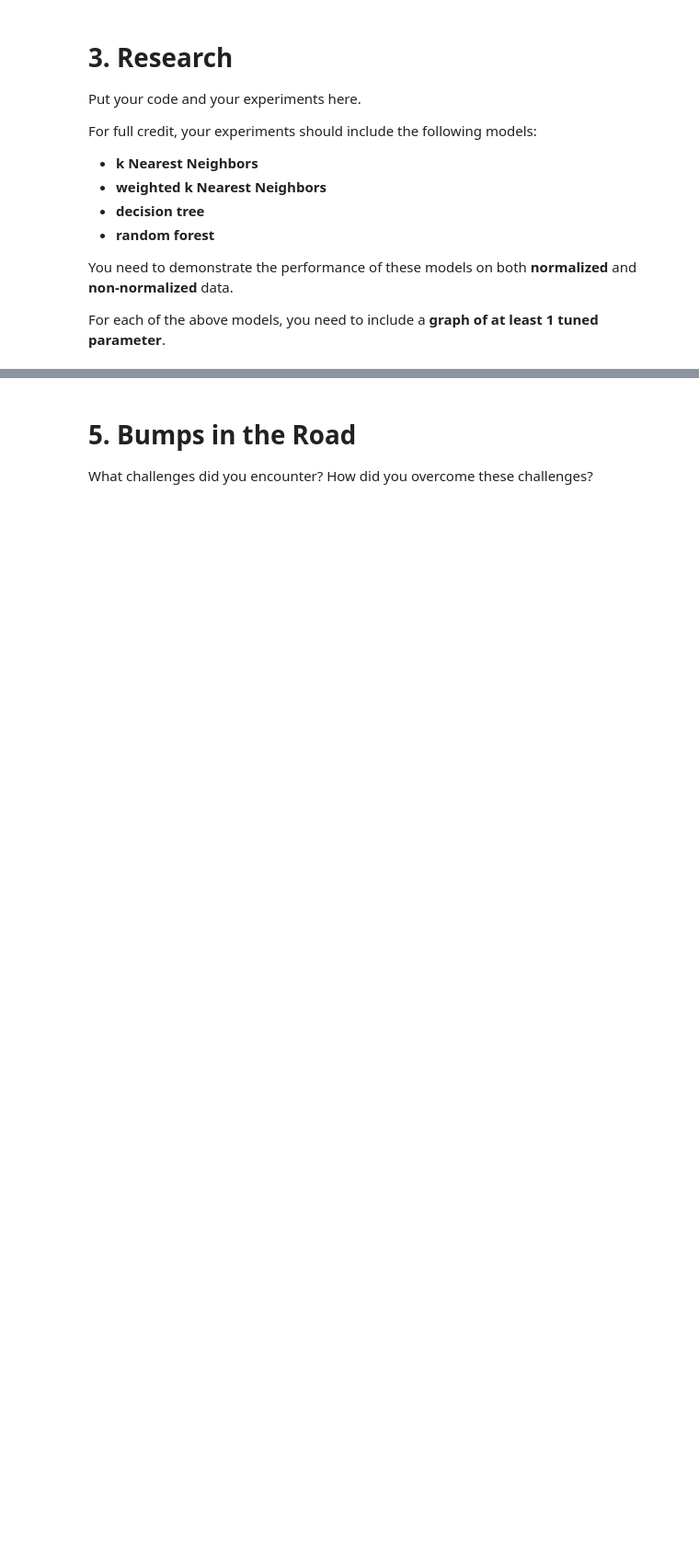
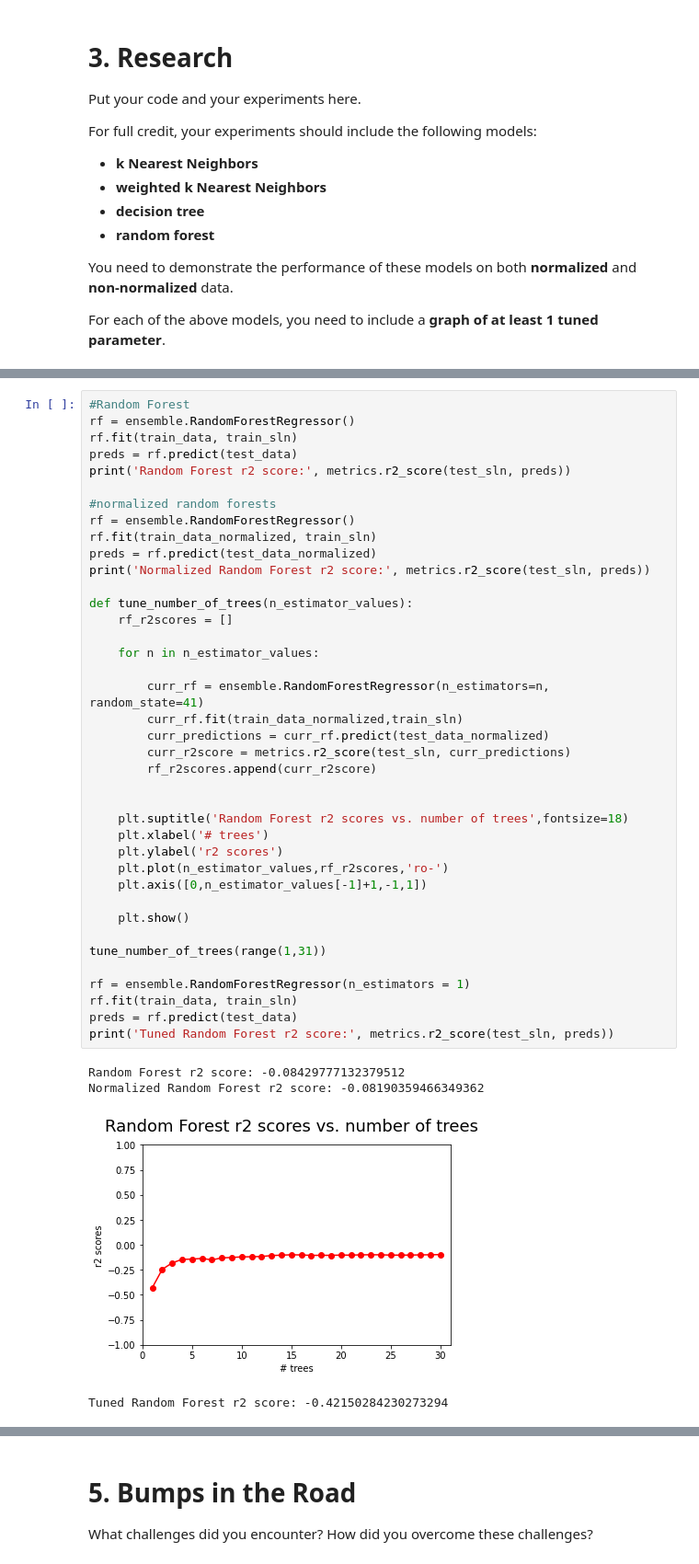
Before and after one commit to Nathan499/CS-167, a Jupyter notebook: Project1_starter.ipynb, the cells around one changed output, grey strips where cells are left out. Shown: that part at 92% size. Saved outputs shown, nothing was run; the diff lists cells and outputs as text; blank space fills up the shorter version.

```diff
--- a/Project1_starter.ipynb
+++ b/Project1_starter.ipynb
@@ -243,3 +279,47 @@ Normalized Random Forest r2 score: -0.25890592181109384
+# %%
+#Random Forest
+rf = ensemble.RandomForestRegressor()
+rf.fit(train_data, train_sln)
+preds = rf.predict(test_data)
+print('Random Forest r2 score:', metrics.r2_score(test_sln, preds))
+
+#normalized random forests
+rf = ensemble.RandomForestRegressor()
+rf.fit(train_data_normalized, train_sln)
+preds = rf.predict(test_data_normalized)
+print('Normalized Random Forest r2 score:', metrics.r2_score(test_sln, preds))
+
+def tune_number_of_trees(n_estimator_values):
+    rf_r2scores = []
+
+    for n in n_estimator_values:
+
+        curr_rf = ensemble.RandomForestRegressor(n_estimators=n, random_state=41)
+        curr_rf.fit(train_data_normalized,train_sln)
+        curr_predictions = curr_rf.predict(test_data_normalized)
+        curr_r2score = metrics.r2_score(test_sln, curr_predictions)
+        rf_r2scores.append(curr_r2score)
+
+
+    plt.suptitle('Random Forest r2 scores vs. number of trees',fontsize=18)
+    plt.xlabel('# trees')
+    plt.ylabel('r2 scores')
+    plt.plot(n_estimator_values,rf_r2scores,'ro-')
+    plt.axis([0,n_estimator_values[-1]+1,-1,1])
+
+    plt.show()
+
+tune_number_of_trees(range(1,31))
+
+rf = ensemble.RandomForestRegressor(n_estimators = 1)
+rf.fit(train_data, train_sln)
+preds = rf.predict(test_data)
+print('Tuned Random Forest r2 score:', metrics.r2_score(test_sln, preds))
+# %% [output]
+Random Forest r2 score: -0.08429777132379512
+Normalized Random Forest r2 score: -0.08190359466349362
+[figure, added]
+Tuned Random Forest r2 score: -0.42150284230273294
 # %% [markdown]
 #4. Analysis
 
```
Also changed, not shown: parts of 8 cells of this notebook.
